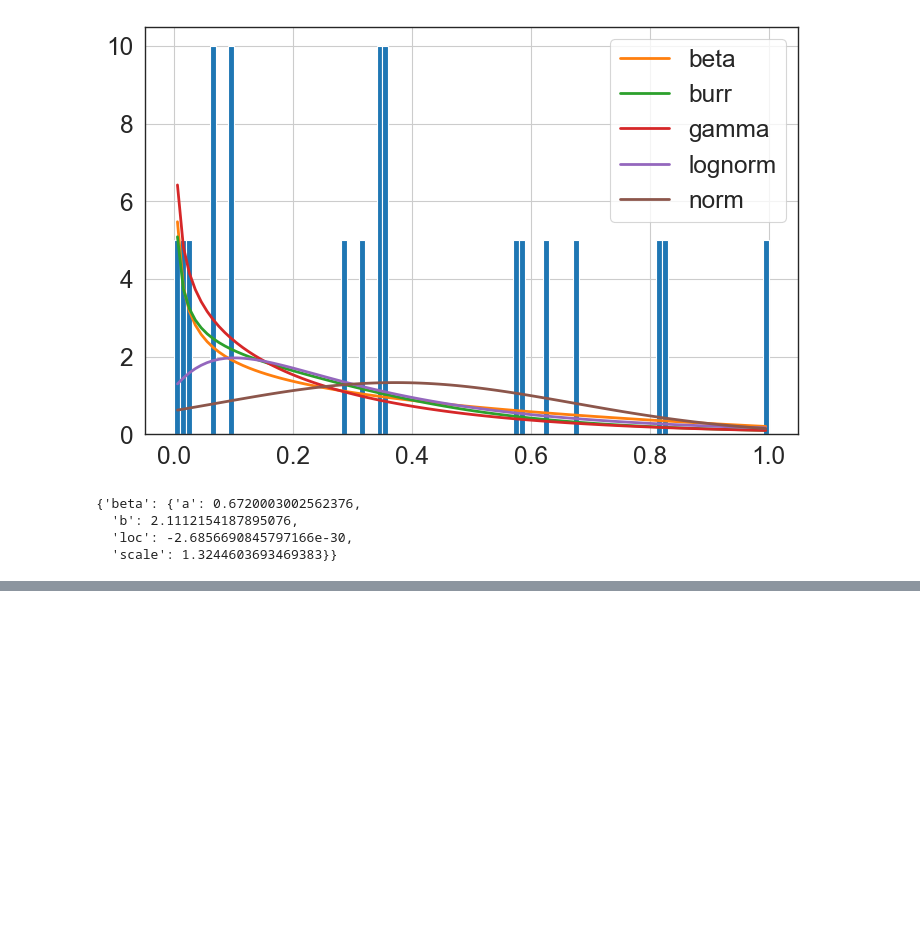
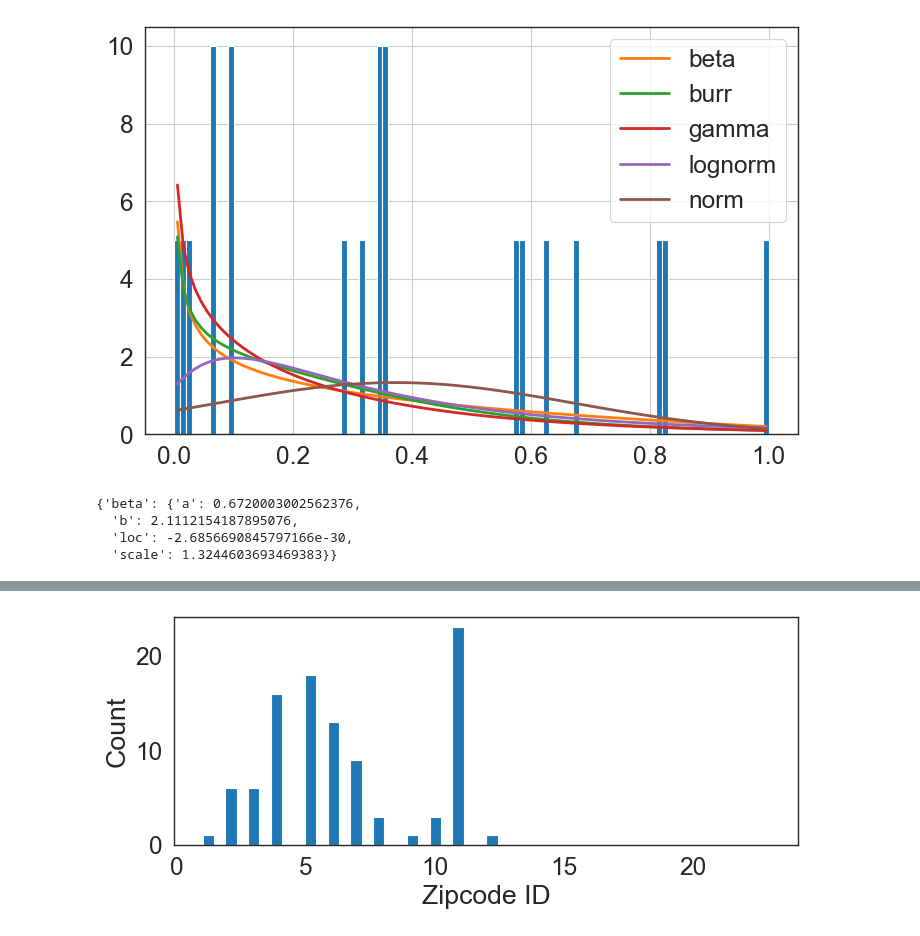
Before and after one commit to javac0f/RocGunHungerEda, a Jupyter notebook: jared_try.ipynb, the cells around one changed output, grey strips where cells are left out. Saved outputs shown, nothing was run; the diff lists cells and outputs as text; code cells hidden in the pictures; blank space fills up the shorter version.

```diff
--- a/jared_try.ipynb
+++ b/jared_try.ipynb
@@ -390,0 +415,8 @@ f.get_best(method = 'sumsquare_error')
+# %%
+my_list = list(range(1, 24))
+plt.hist(my_list, weights=gun_count['Number of Shootings'], bins=50)
+plt.xlabel('Zipcode ID')
+plt.ylabel('Count')
+plt.show()
+# %% [output]
+[figure, added]
```
Also changed, not shown: parts of 2 cells of this notebook.
